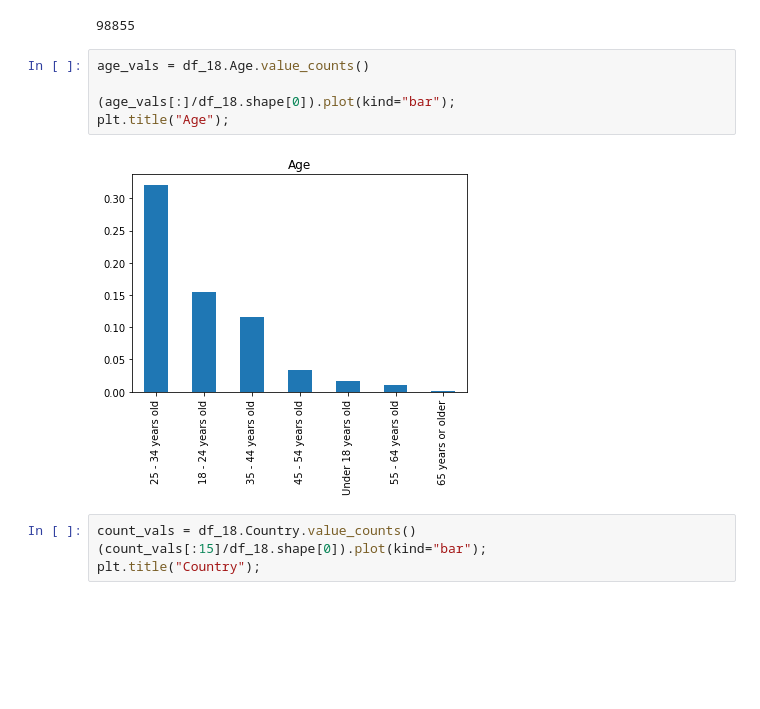
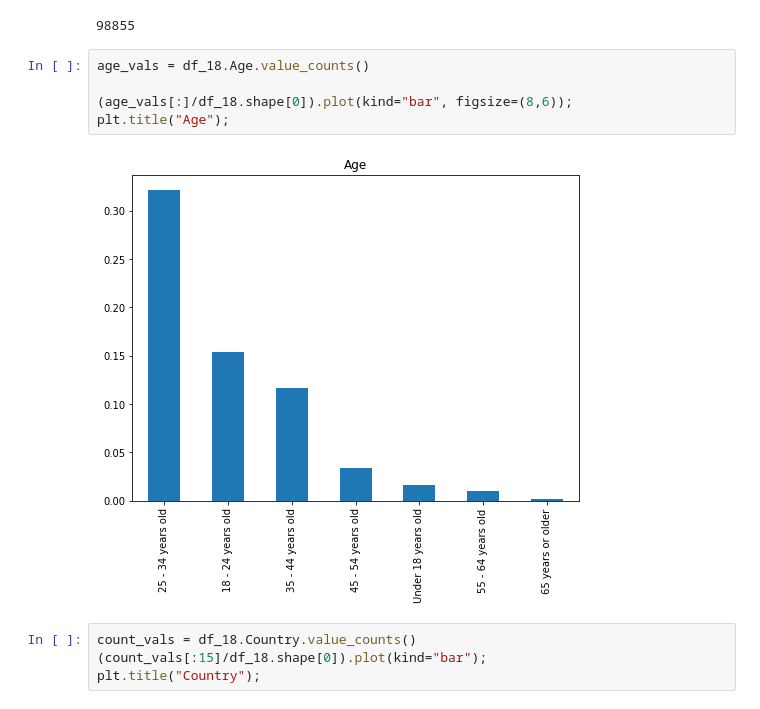
Before and after one commit to olgared/Stackoverflow-2018-survey, a Jupyter notebook: stackoverflow_survey.ipynb, the cells around one changed output. Drawn from its saved outputs; the diff is of its cells as text; blank space fills up the shorter version.

```diff
--- a/stackoverflow_survey.ipynb
+++ b/stackoverflow_survey.ipynb
@@ -51,10 +51,10 @@ df_18.shape[0]
 # %%
 age_vals = df_18.Age.value_counts()
 
-(age_vals[:]/df_18.shape[0]).plot(kind="bar");
+(age_vals[:]/df_18.shape[0]).plot(kind="bar", figsize=(8,6));
 plt.title("Age");
 # %% [output]
-[figure, old version]
+[figure, new version]
 # %%
 count_vals = df_18.Country.value_counts()
 (count_vals[:15]/df_18.shape[0]).plot(kind="bar");
```
Also changed, not shown: parts of 5 cells of this notebook.
